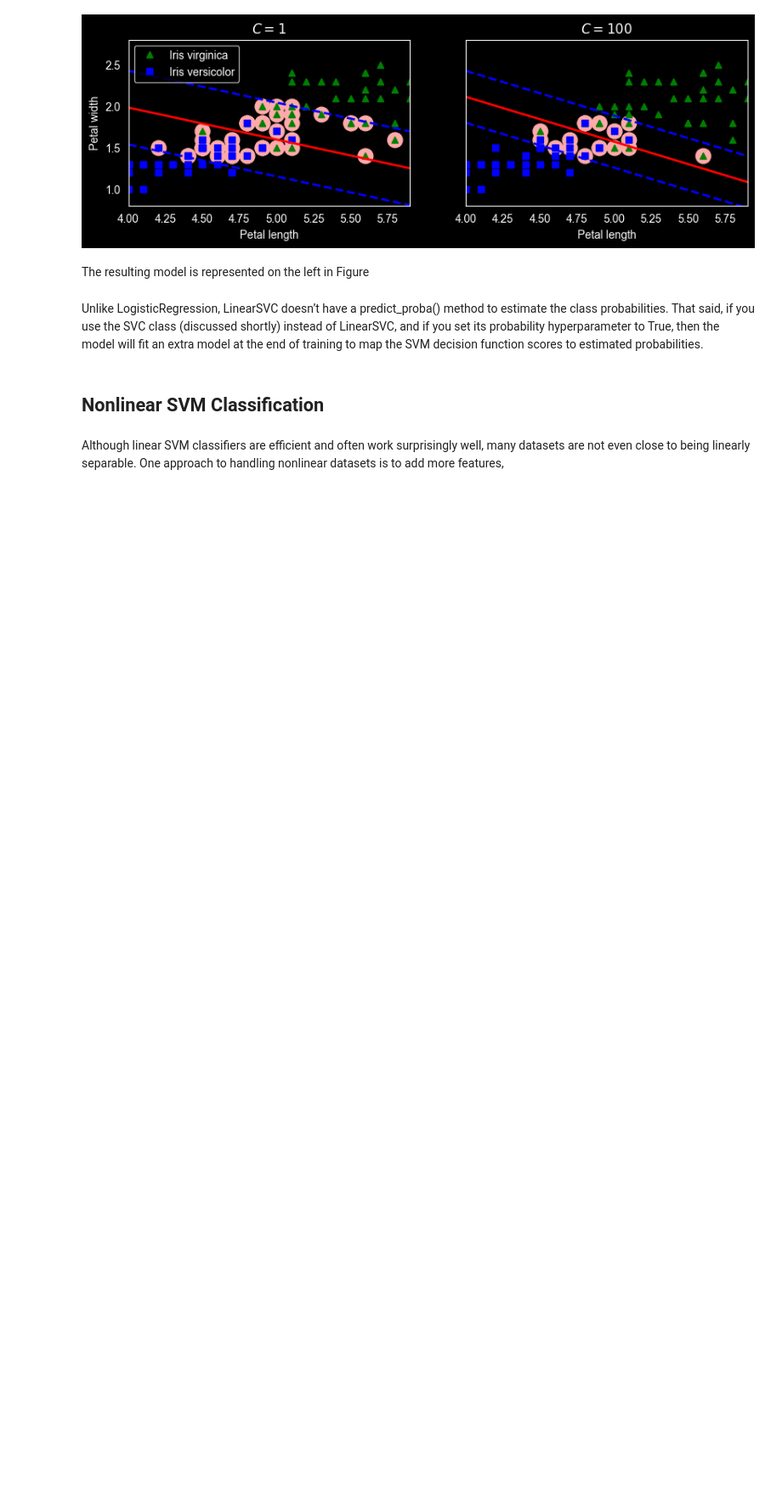
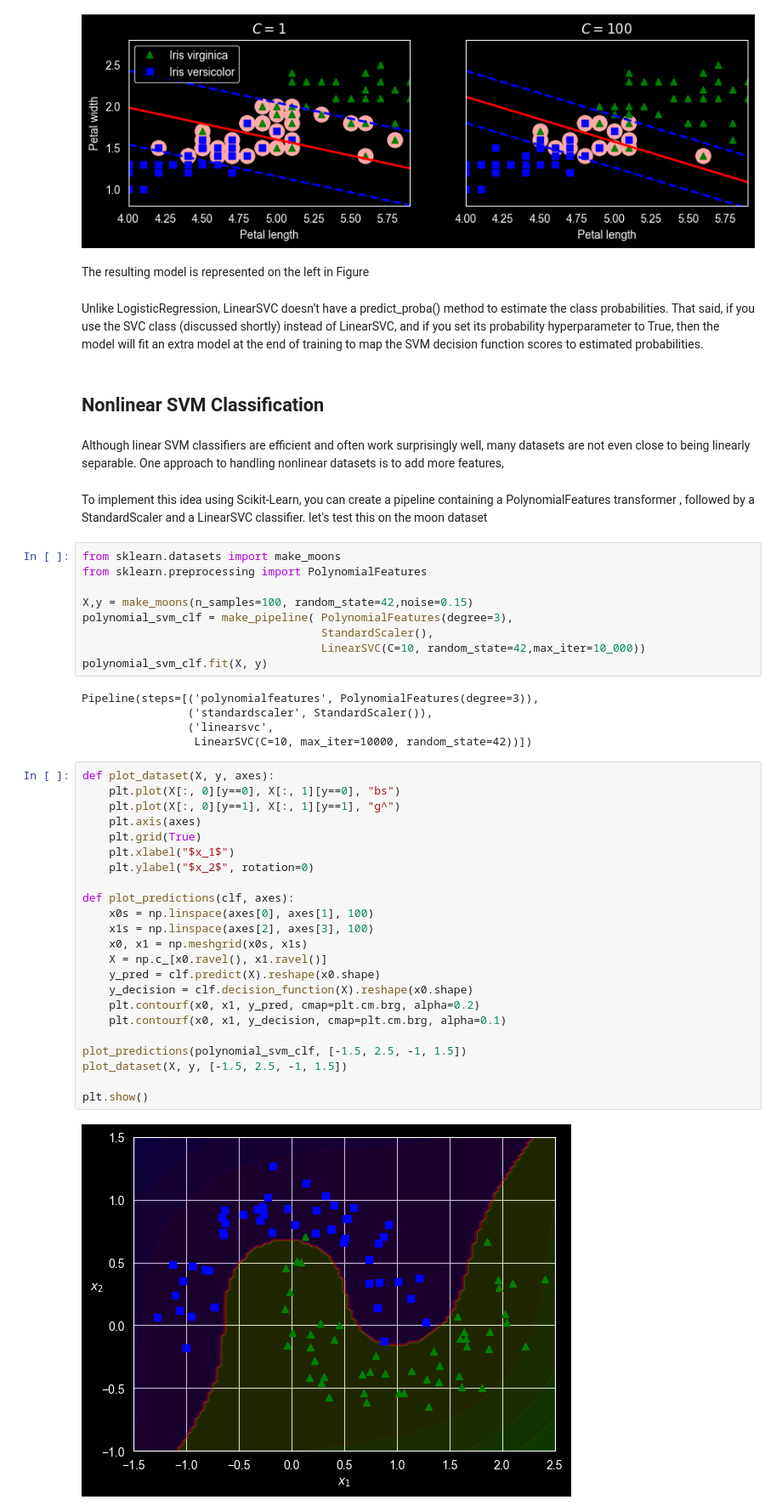
Before and after one commit to Harsh-Prajapati54/ML-Projects, a Jupyter notebook: Notebooks/Support_Vector_Machine.ipynb, the cells around one changed output. Shown: that part at 85% size. Cells and saved outputs as stored; diff of their text form; blank space fills up the shorter version.

```diff
--- a/Notebooks/Support_Vector_Machine.ipynb
+++ b/Notebooks/Support_Vector_Machine.ipynb
@@ -145,3 +145,46 @@ training to map the SVM decision function scores to estimated probabilities.
 Although linear SVM classifiers are efficient and often work surprisingly
 well, many datasets are not even close to being linearly separable. One
 approach to handling nonlinear datasets is to add more features,
+# %% [markdown]
+To implement this idea using Scikit-Learn, you can create a pipeline
+containing a PolynomialFeatures transformer , followed by a StandardScaler and a LinearSVC classifier.
+let's test this on the moon dataset
+# %%
+from sklearn.datasets import make_moons
+from sklearn.preprocessing import PolynomialFeatures
+
+X,y = make_moons(n_samples=100, random_state=42,noise=0.15)
+polynomial_svm_clf = make_pipeline( PolynomialFeatures(degree=3),
+                                    StandardScaler(),
+                                    LinearSVC(C=10, random_state=42,max_iter=10_000))
+polynomial_svm_clf.fit(X, y)
+# %% [output]
+Pipeline(steps=[('polynomialfeatures', PolynomialFeatures(degree=3)),
+                ('standardscaler', StandardScaler()),
+                ('linearsvc',
+                 LinearSVC(C=10, max_iter=10000, random_state=42))])
+# %%
+def plot_dataset(X, y, axes):
+    plt.plot(X[:, 0][y==0], X[:, 1][y==0], "bs")
+    plt.plot(X[:, 0][y==1], X[:, 1][y==1], "g^")
+    plt.axis(axes)
+    plt.grid(True)
+    plt.xlabel("$x_1$")
+    plt.ylabel("$x_2$", rotation=0)
+
+def plot_predictions(clf, axes):
+    x0s = np.linspace(axes[0], axes[1], 100)
+    x1s = np.linspace(axes[2], axes[3], 100)
+    x0, x1 = np.meshgrid(x0s, x1s)
+    X = np.c_[x0.ravel(), x1.ravel()]
+    y_pred = clf.predict(X).reshape(x0.shape)
+    y_decision = clf.decision_function(X).reshape(x0.shape)
+    plt.contourf(x0, x1, y_pred, cmap=plt.cm.brg, alpha=0.2)
+    plt.contourf(x0, x1, y_decision, cmap=plt.cm.brg, alpha=0.1)
+
+plot_predictions(polynomial_svm_clf, [-1.5, 2.5, -1, 1.5])
+plot_dataset(X, y, [-1.5, 2.5, -1, 1.5])
+
+plt.show()
+# %% [output]
+[figure, added]
```
Also changed, not shown: parts of 3 cells of this notebook, 1 other file.
